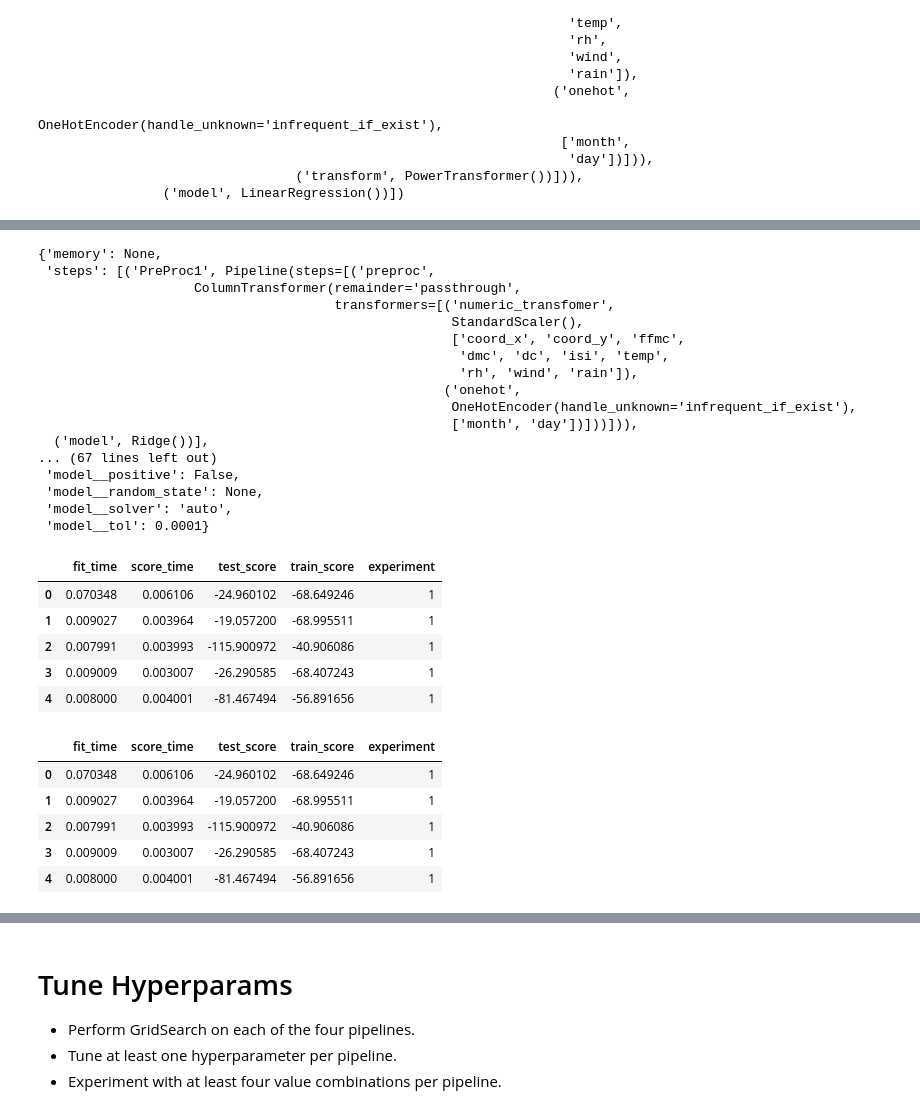
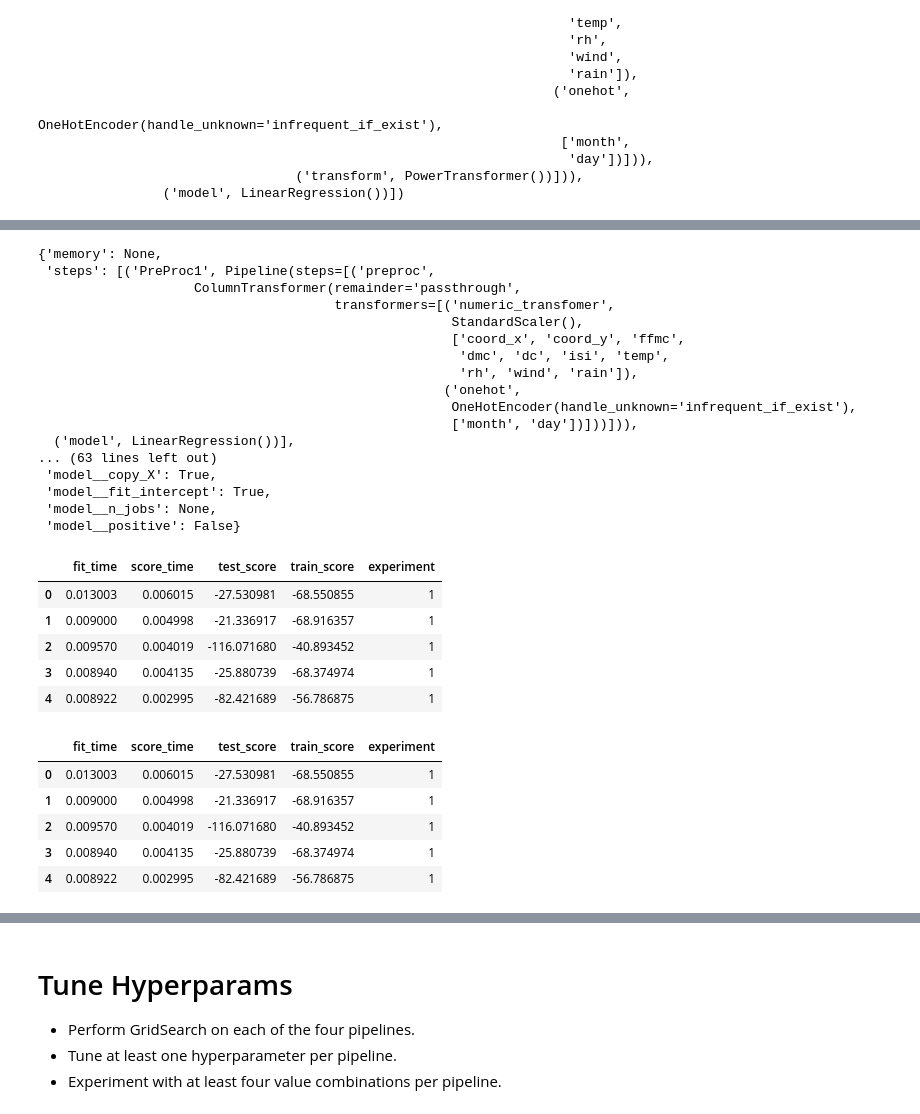
Before and after one commit to torontodeveloper/production, a Jupyter notebook: 02_activities/assignments/assignment_2.ipynb, the cells around one changed output, grey strips where cells are left out. Drawn from its saved outputs; the diff is of its cells as text; code cells hidden in the pictures.

Commit message:
assignment2 all questions answered

```diff
--- a/02_activities/assignments/assignment_2.ipynb
+++ b/02_activities/assignments/assignment_2.ipynb
@@ -258,11 +258,11 @@ Create a [model pipeline](https://scikit-learn.org/stable/modules/generated/skle
 from sklearn import linear_model
 from sklearn.naive_bayes import GaussianNB
 from sklearn import linear_model
-simpler_pipeline = Pipeline([
+pipleline_A = Pipeline([
     ("PreProc1",preproc1),
-    ("model",Ridge())
+    ("model",linear_model.LinearRegression())
 ])
-simpler_pipeline
+pipleline_A
 # %% [output]
 Pipeline(steps=[('PreProc1',
                  Pipeline(steps=[('preproc',
@@ -322,7 +377,7 @@ refit_scoring = ['neg_root_mean_squared_error']
 
 X_train, X_test, y_train, y_test = train_test_split(X_features, y_target, test_size = 0.2, random_state = 42)
 # %%
-simpler_pipeline.get_params()
+pipleline_A.get_params()
 # %% [output]
 {'memory': None,
  'steps': [('PreProc1', Pipeline(steps=[('preproc',
@@ -335,12 +390,12 @@ simpler_pipeline.get_params()
                                                     ('onehot',
                                                      OneHotEncoder(handle_unknown='infrequent_if_exist'),
                                                      ['month', 'day'])]))])),
-  ('model', Ridge())],
-... (67 lines left out)
- 'model__positive': False,
- 'model__random_state': None,
- 'model__solver': 'auto',
- 'model__tol': 0.0001}
+  ('model', LinearRegression())],
+... (63 lines left out)
+ 'model__copy_X': True,
+ 'model__fit_intercept': True,
+ 'model__n_jobs': None,
+ 'model__positive': False}
 # %%
 # from sklearn.model_selection import GridSearchCV
 # # parameters = {'kernel':('linear', 'rbf'), 'C':[1, 10]}
@@ -350,24 +405,24 @@ simpler_pipeline.get_params()
 # # res_simple = pd.DataFrame(res_simple_dict)
 # # res_simple.head()
 # %%
-res_simple_dict = cross_validate(simpler_pipeline, X_features, y_target, cv=5, scoring = 'neg_root_mean_squared_error', return_train_score = True,error_score='raise')
-res_simple = pd.DataFrame(res_simple_dict).assign(experiment = 1)
-res_simple
+res_simple_dict = cross_validate(pipleline_A, X_features, y_target, cv=5, scoring = 'neg_root_mean_squared_error', return_train_score = True,error_score='raise')
+res_simple_A = pd.DataFrame(res_simple_dict).assign(experiment = 1)
+res_simple_A
 # %% [output]
 |  | fit_time | score_time | test_score | train_score | experiment |
-| 0 | 0.070348 | 0.006106 | -24.960102 | -68.649246 | 1 |
-| 1 | 0.009027 | 0.003964 | -19.057200 | -68.995511 | 1 |
-| 2 | 0.007991 | 0.003993 | -115.900972 | -40.906086 | 1 |
-| 3 | 0.009009 | 0.003007 | -26.290585 | -68.407243 | 1 |
-| 4 | 0.008000 | 0.004001 | -81.467494 | -56.891656 | 1 |
+| 0 | 0.013003 | 0.006015 | -27.530981 | -68.550855 | 1 |
+| 1 | 0.009000 | 0.004998 | -21.336917 | -68.916357 | 1 |
+| 2 | 0.009570 | 0.004019 | -116.071680 | -40.893452 | 1 |
+| 3 | 0.008940 | 0.004135 | -25.880739 | -68.374974 | 1 |
+| 4 | 0.008922 | 0.002995 | -82.421689 | -56.786875 | 1 |
 # %%
-res_advanced_dict = cross_validate(advanced_pipeline, X_features, y_target, cv=5, scoring = 'neg_root_mean_squared_error', return_train_score = True,error_score='raise')
-advanced_result = pd.DataFrame(res_simple_dict).assign(experiment = 1)
-advanced_result
+res_advanced_dict = cross_validate(pipleline_B, X_features, y_target, cv=5, scoring = 'neg_root_mean_squared_error', return_train_score = True,error_score='raise')
+result_B = pd.DataFrame(res_simple_dict).assign(experiment = 1)
+result_B
 # %% [output]
 |  | fit_time | score_time | test_score | train_score | experiment |
-| 0 | 0.070348 | 0.006106 | -24.960102 | -68.649246 | 1 |
-| 1 | 0.009027 | 0.003964 | -19.057200 | -68.995511 | 1 |
-| 2 | 0.007991 | 0.003993 | -115.900972 | -40.906086 | 1 |
-| 3 | 0.009009 | 0.003007 | -26.290585 | -68.407243 | 1 |
-| 4 | 0.008000 | 0.004001 | -81.467494 | -56.891656 | 1 |
+| 0 | 0.013003 | 0.006015 | -27.530981 | -68.550855 | 1 |
+| 1 | 0.009000 | 0.004998 | -21.336917 | -68.916357 | 1 |
+| 2 | 0.009570 | 0.004019 | -116.071680 | -40.893452 | 1 |
+| 3 | 0.008940 | 0.004135 | -25.880739 | -68.374974 | 1 |
+| 4 | 0.008922 | 0.002995 | -82.421689 | -56.786875 | 1 |
```
Also changed, not shown: parts of 33 cells of this notebook, 3 other files.
